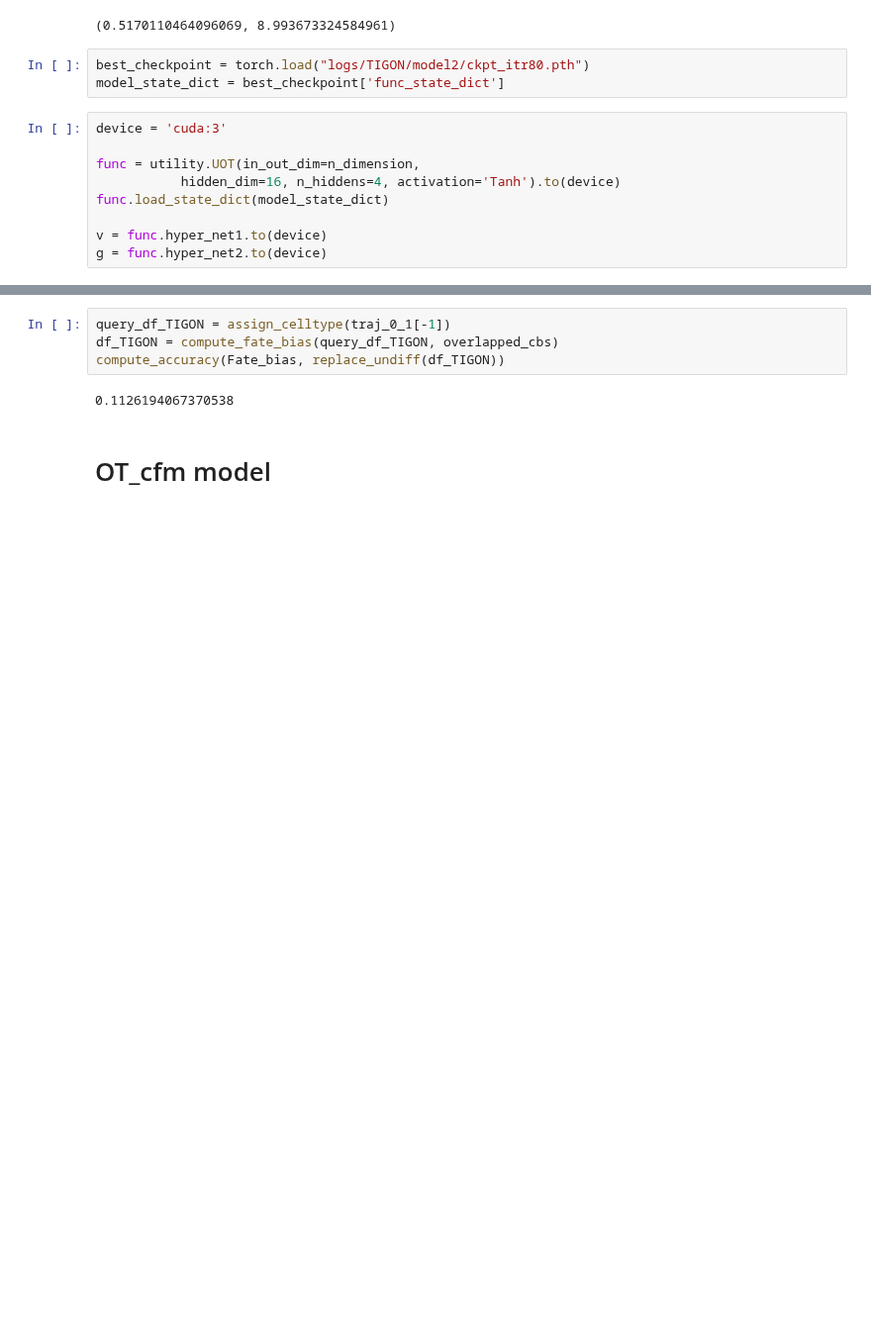
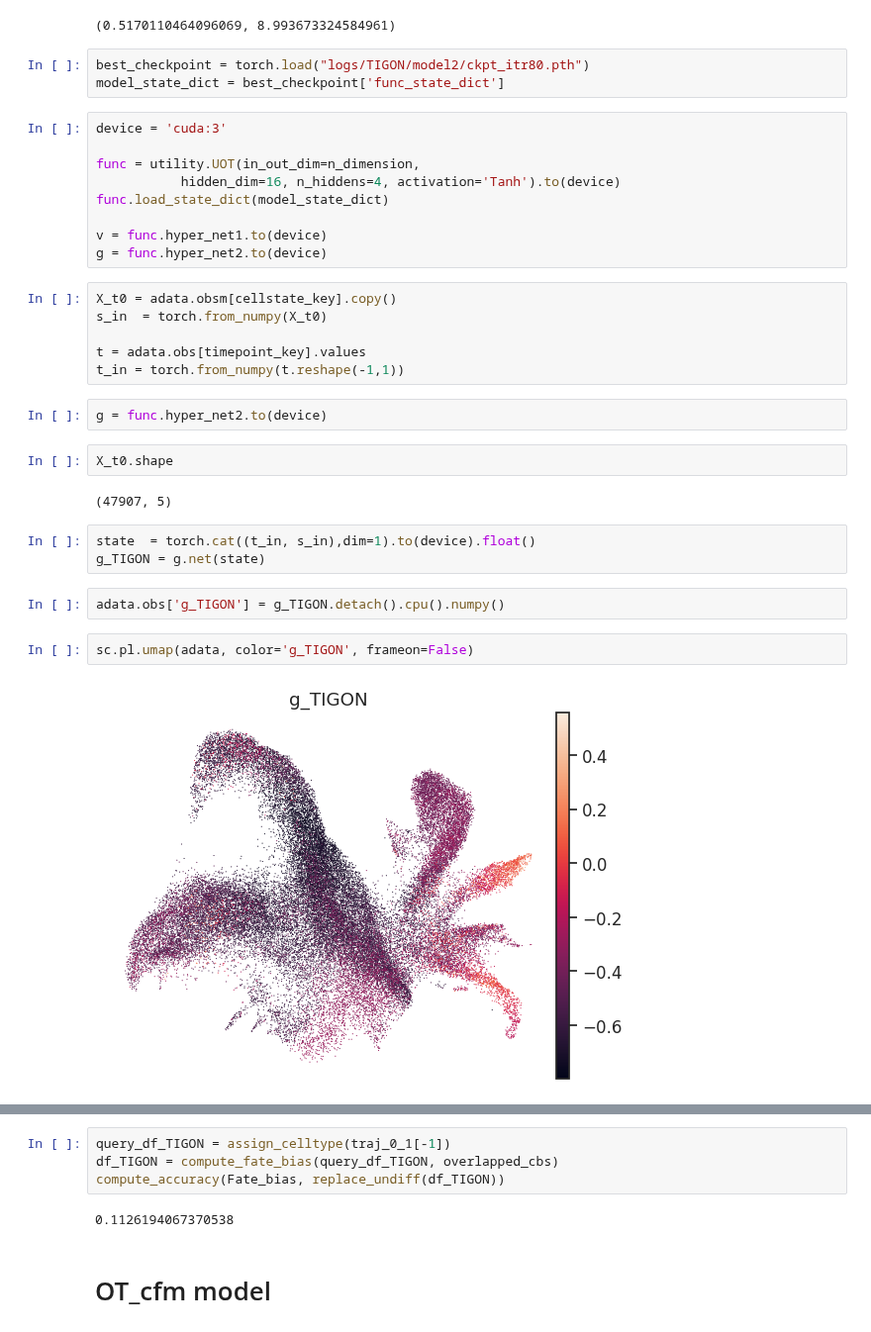
Before and after one commit to oZwZo/PINN_dynamics, a Jupyter notebook: Explore_Notebook/8.Benchmark_v/8-7.eval_comput_fate_bias.ipynb, the cells around one changed output, grey strips where cells are left out. Shown at 99% size. Saved outputs shown, nothing was run; the diff lists cells and outputs as text; blank space fills up the shorter version.

```diff
--- a/Explore_Notebook/8.Benchmark_v/8-7.eval_comput_fate_bias.ipynb
+++ b/Explore_Notebook/8.Benchmark_v/8-7.eval_comput_fate_bias.ipynb
@@ -250,6 +270,27 @@ func.load_state_dict(model_state_dict)
 
 v = func.hyper_net1.to(device)
 g = func.hyper_net2.to(device)
+# %%
+X_t0 = adata.obsm[cellstate_key].copy()
+s_in  = torch.from_numpy(X_t0)
+
+t = adata.obs[timepoint_key].values
+t_in = torch.from_numpy(t.reshape(-1,1))
+# %%
+g = func.hyper_net2.to(device)
+# %%
+X_t0.shape
+# %% [output]
+(47907, 5)
+# %%
+state  = torch.cat((t_in, s_in),dim=1).to(device).float()
+g_TIGON = g.net(state)
+# %%
+adata.obs['g_TIGON'] = g_TIGON.detach().cpu().numpy()
+# %%
+sc.pl.umap(adata, color='g_TIGON', frameon=False)
+# %% [output]
+[figure, added]
 # %%
 with torch.no_grad():
     traj_0_1 = odeint(v,  y0 = s_in.to(device),
```
Also changed, not shown: parts of 11 cells of this notebook, 8 other files.
